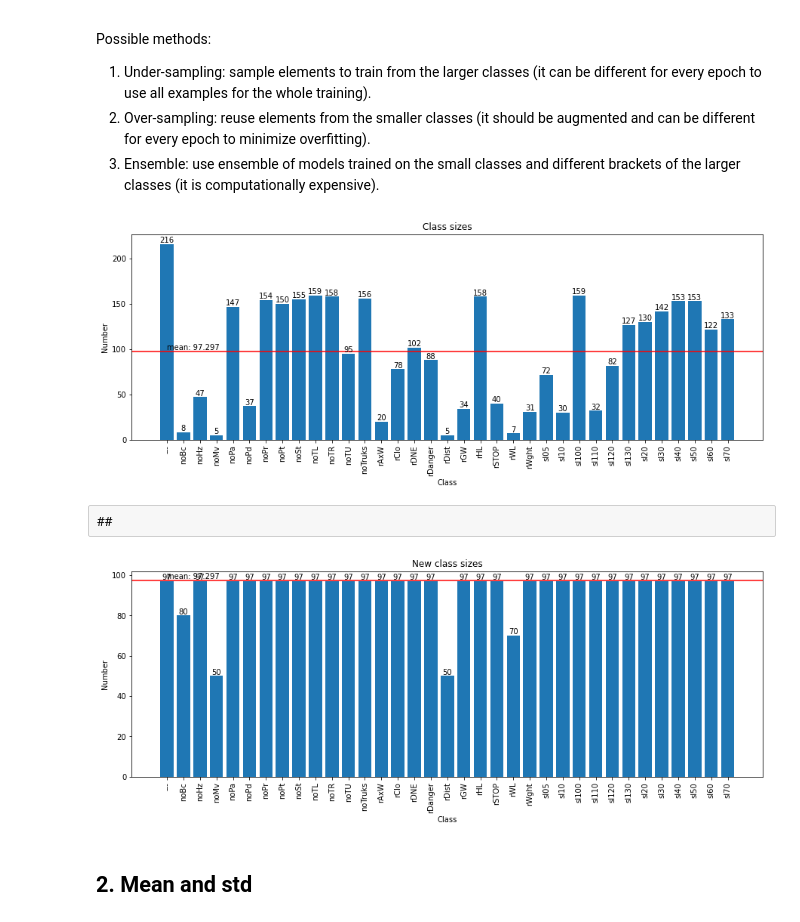
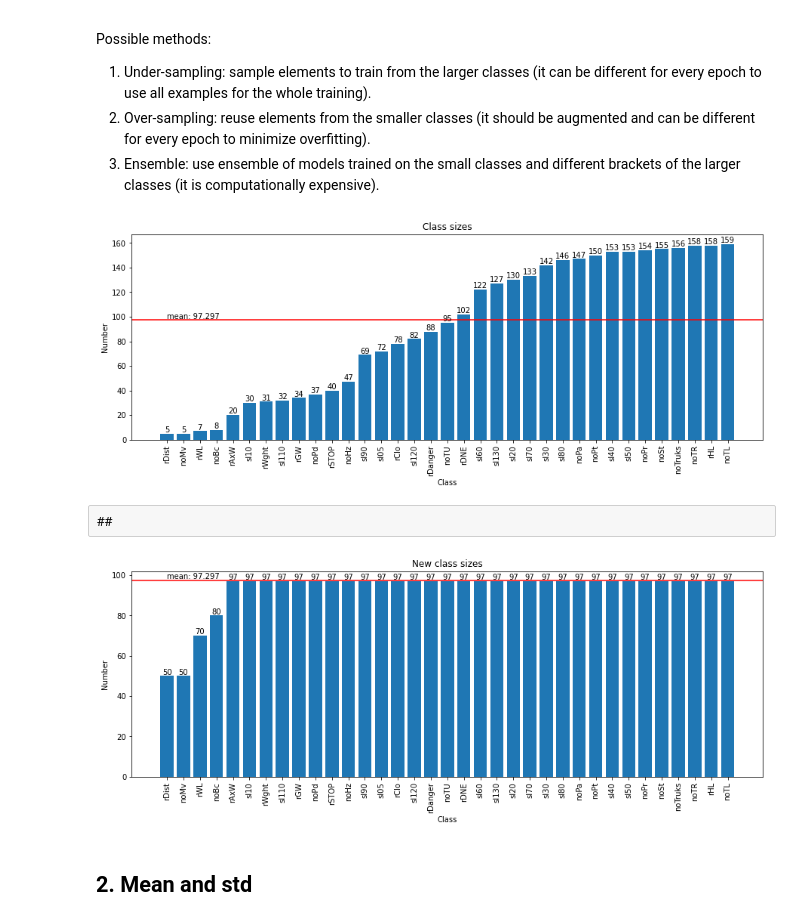
Before and after one commit to gregiberri/traffic_sign_recognition, a Jupyter notebook: notebooks/data_analysis.ipynb, the cells around one changed output. Cells and saved outputs as stored; diff of their text form; code cells hidden in the pictures.

```diff
--- a/notebooks/data_analysis.ipynb
+++ b/notebooks/data_analysis.ipynb
@@ -41,35 +41,35 @@ with open('/home/albert/data/R-jpg/train.csv', newline='') as f:
     data = list(reader)
 
 class_num_to_name = dict(load_csv('classnumber_classname.csv'))
 classnumbers = list(zip(*data))[-1]
 classnames = [class_num_to_name[classnumber] for classnumber in classnumbers]
 
 # load the data and get the class names and sizes
 class_names = np.array(list(Counter(classnames).keys())) # equals to list(set(words))
 class_sizes = np.array(list(Counter(classnames).values())) # counts the elements' frequency
 class_sizes_mean = np.mean(class_sizes)
 
 # sort the classes according to the class size
-sorting_indices = np.argsort(class_names)[:-2]
+sorting_indices = np.argsort(class_sizes)[:-2]
 class_sizes = class_sizes[sorting_indices]
 class_names = class_names[sorting_indices]
 
 # plot
 fig = plt.figure(figsize=[15, 5])
 plt.bar(class_names, class_sizes)
 plt.axhline(class_sizes_mean, color="red")
 plt.text(0, class_sizes_mean, f'mean: {class_sizes_mean:.3f}', va='bottom', ha="left")
 plt.xticks(rotation=90)
 plt.title('Class sizes')
 plt.xlabel('Class')
 plt.ylabel('Number')
 for i in range(len(class_sizes)):
     plt.annotate(str(class_sizes[i]),
                  xy=(class_names[i],class_sizes[i]),
                  ha='center', va='bottom')
 plt.show()
 # %% [output]
-[figure, old version]
+[figure, new version]
 # %% [raw]
 ##
 # %%
@@ -92,7 +92,7 @@ for i in range(len(new_class_sizes)):
                  ha='center', va='bottom')
 plt.show()
 # %% [output]
-[figure, old version]
+[figure, new version]
 # %% [markdown]
 ## 2. Mean and std
 # %%
```
Also changed, not shown: parts of 1 cell of this notebook, 1 other file.
